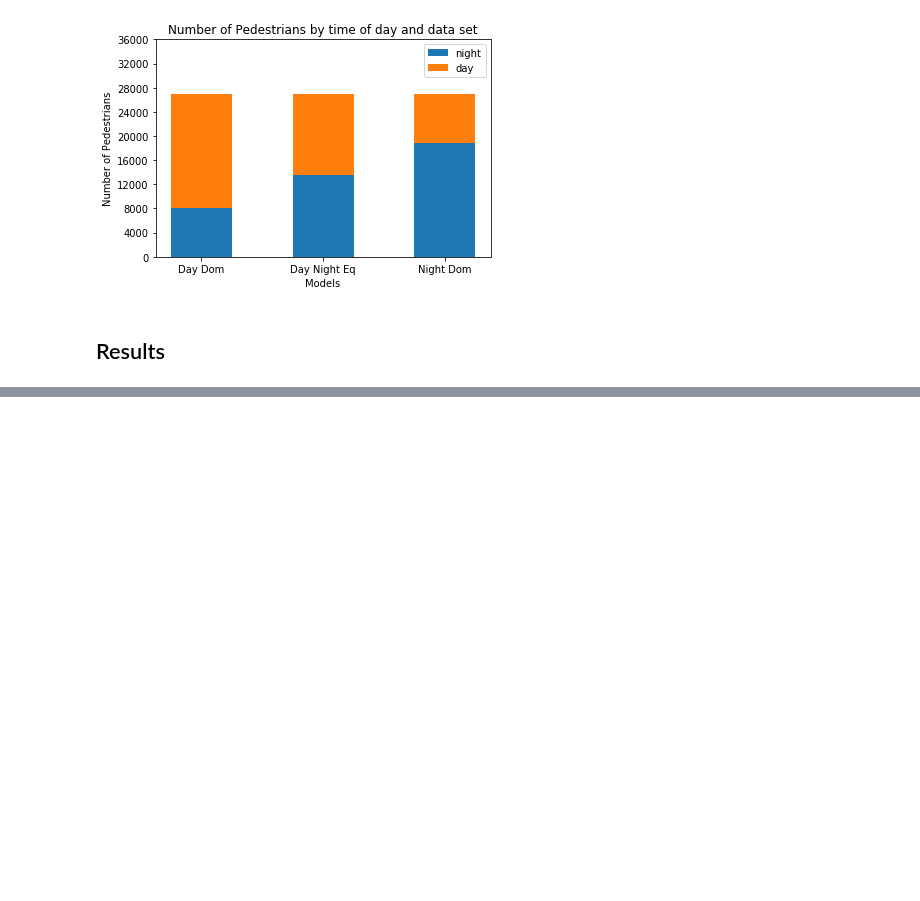
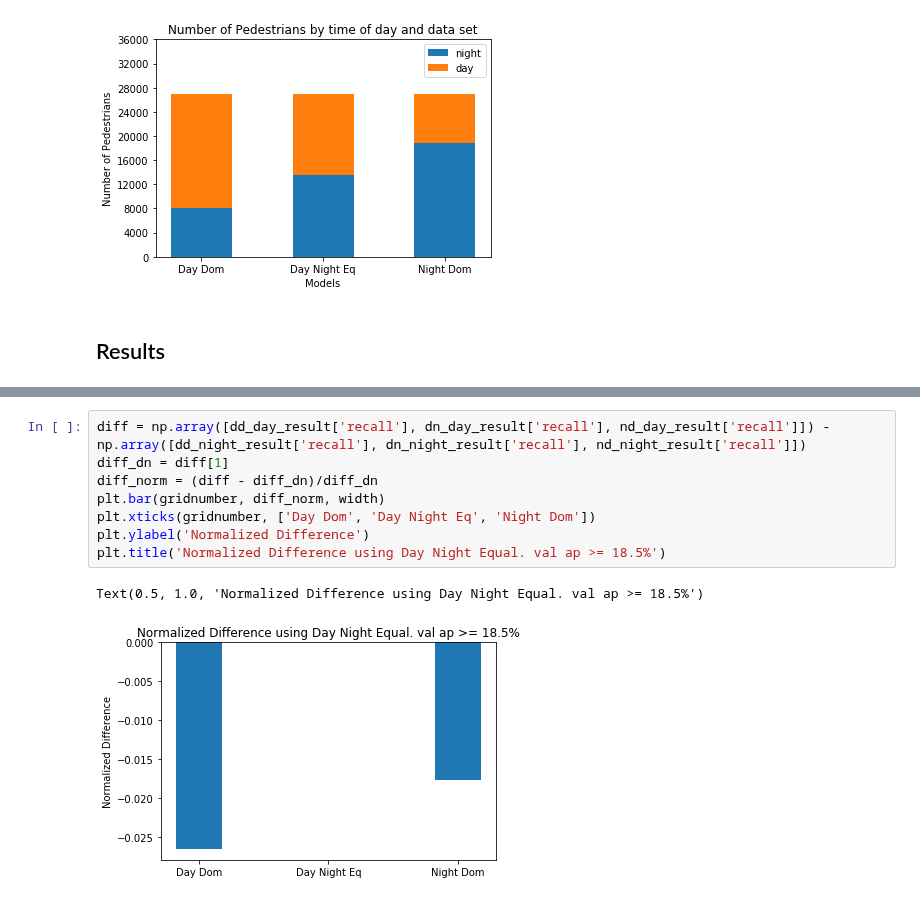
Before and after one commit to noya/strata-bias-demo, a Jupyter notebook: presentation_plots.ipynb, the cells around one changed output, grey strips where cells are left out. Saved outputs shown, nothing was run; the diff lists cells and outputs as text; blank space fills up the shorter version.

```diff
--- a/presentation_plots.ipynb
+++ b/presentation_plots.ipynb
@@ -456 +475,12 @@ ax.legend((day_recall[0], night_recall[1]), ('day', 'night'))
+# %%
+diff = np.array([dd_day_result['recall'], dn_day_result['recall'], nd_day_result['recall']]) - np.array([dd_night_result['recall'], dn_night_result['recall'], nd_night_result['recall']])
+diff_dn = diff[1]
+diff_norm = (diff - diff_dn)/diff_dn
+plt.bar(gridnumber, diff_norm, width)
+plt.xticks(gridnumber, ['Day Dom', 'Day Night Eq', 'Night Dom'])
+plt.ylabel('Normalized Difference')
+plt.title('Normalized Difference using Day Night Equal. val ap >= 18.5%')
+# %% [output]
+Text(0.5, 1.0, 'Normalized Difference using Day Night Equal. val ap >= 18.5%')
+[figure, added]
 # %%
```
Also changed, not shown: parts of 8 cells of this notebook.
